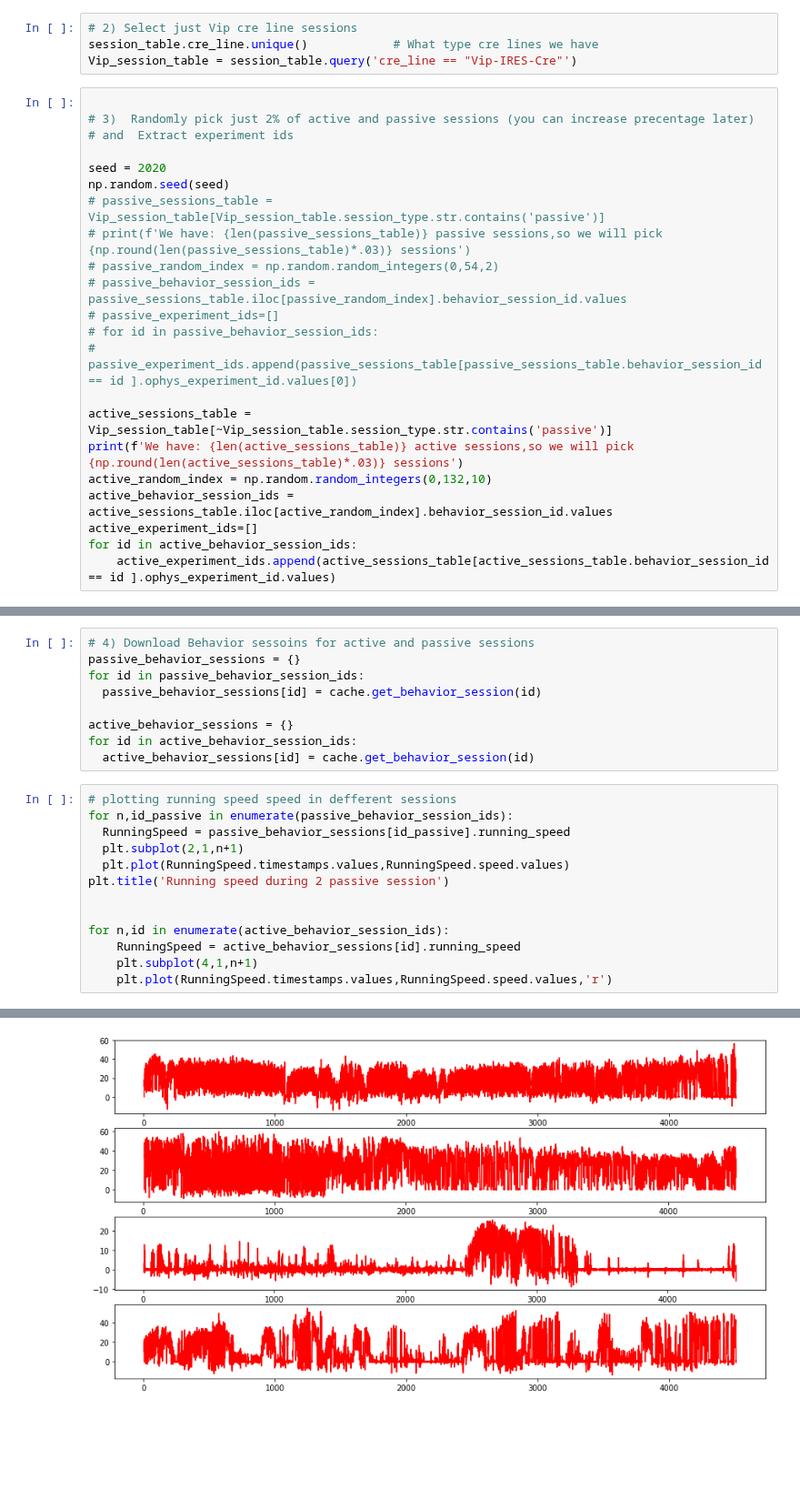
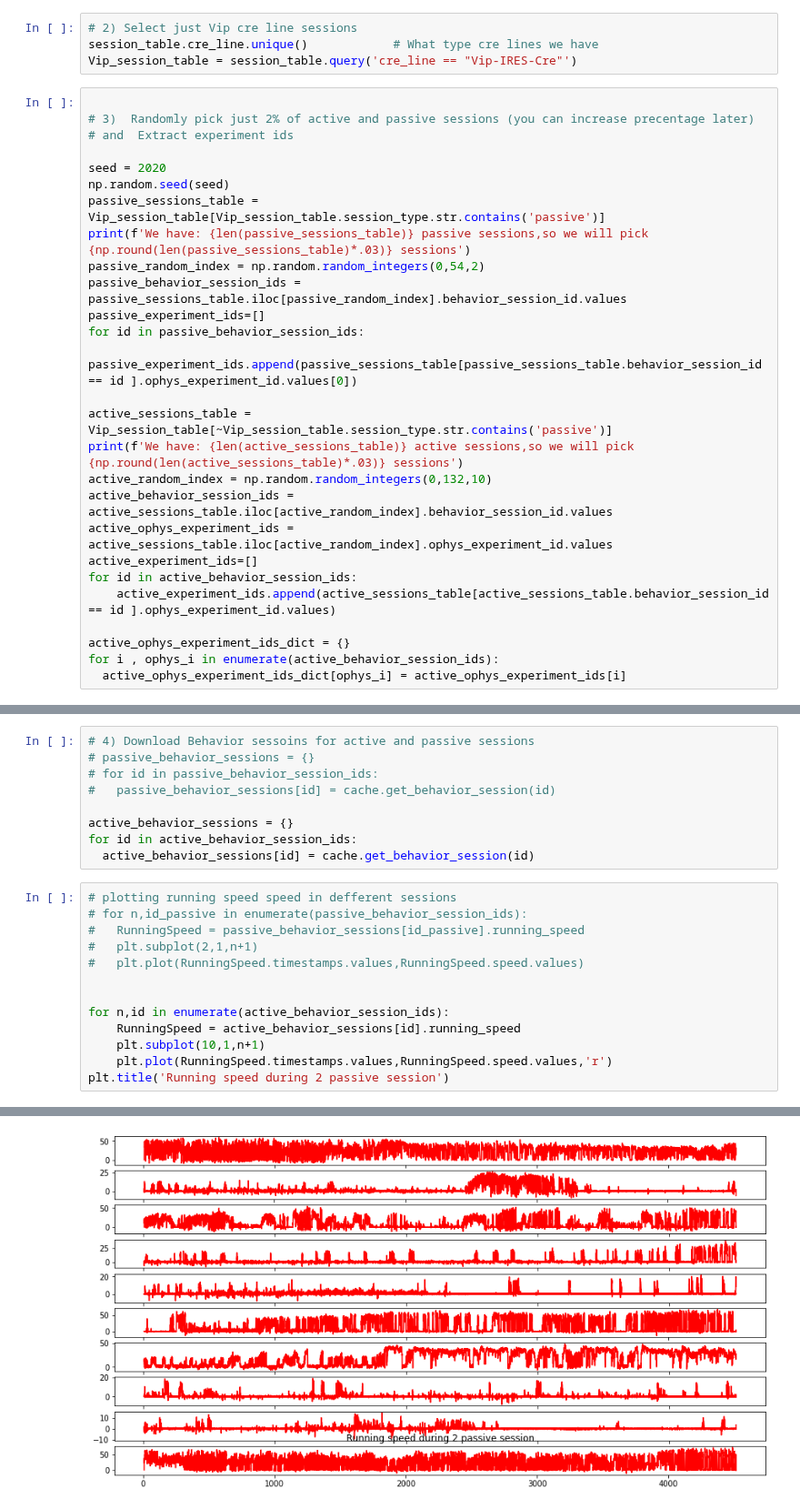
Before and after one commit to MiladQolami/NeuroMatch_2022_group_project, a Jupyter notebook: Coding_Exercise.ipynb, the cells around one changed output, grey strips where cells are left out. Shown at 91% size. Drawn from its saved outputs; the diff is of its cells as text; blank space fills up the shorter version.

```diff
--- a/Coding_Exercise.ipynb
+++ b/Coding_Exercise.ipynb
@@ -347,19 +349,24 @@ Vip_session_table = session_table.query('cre_line == "Vip-IRES-Cre"')
 
 seed = 2020
 np.random.seed(seed)
-# passive_sessions_table = Vip_session_table[Vip_session_table.session_type.str.contains('passive')]
-# print(f'We have: {len(passive_sessions_table)} passive sessions,so we will pick {np.round(len(passive_sessions_table)*.03)} sessions')
-# passive_random_index = np.random.random_integers(0,54,2)
-# passive_behavior_session_ids = passive_sessions_table.iloc[passive_random_index].behavior_session_id.values
-# passive_experiment_ids=[]
-# for id in passive_behavior_session_ids:
-#     passive_experiment_ids.append(passive_sessions_table[passive_sessions_table.behavior_session_id == id ].ophys_experiment_id.values[0])
+passive_sessions_table = Vip_session_table[Vip_session_table.session_type.str.contains('passive')]
+print(f'We have: {len(passive_sessions_table)} passive sessions,so we will pick {np.round(len(passive_sessions_table)*.03)} sessions')
+passive_random_index = np.random.random_integers(0,54,2)
+passive_behavior_session_ids = passive_sessions_table.iloc[passive_random_index].behavior_session_id.values
+passive_experiment_ids=[]
+for id in passive_behavior_session_ids:
+    passive_experiment_ids.append(passive_sessions_table[passive_sessions_table.behavior_session_id == id ].ophys_experiment_id.values[0])
 
 active_sessions_table = Vip_session_table[~Vip_session_table.session_type.str.contains('passive')]
 print(f'We have: {len(active_sessions_table)} active sessions,so we will pick {np.round(len(active_sessions_table)*.03)} sessions')
 active_random_index = np.random.random_integers(0,132,10)
 active_behavior_session_ids = active_sessions_table.iloc[active_random_index].behavior_session_id.values
+active_ophys_experiment_ids = active_sessions_table.iloc[active_random_index].ophys_experiment_id.values
 active_experiment_ids=[]
 for id in active_behavior_session_ids:
     active_experiment_ids.append(active_sessions_table[active_sessions_table.behavior_session_id == id ].ophys_experiment_id.values)
+
+active_ophys_experiment_ids_dict = {}
+for i , ophys_i in enumerate(active_behavior_session_ids):
+  active_ophys_experiment_ids_dict[ophys_i] = active_ophys_experiment_ids[i]
 # %% [output]
@@ -367,23 +375,23 @@ array([ 96,  67, 118,  91, 125, 131,  71,  48,   9,  55])
 # %%
 # 4) Download Behavior sessoins for active and passive sessions
-passive_behavior_sessions = {}
-for id in passive_behavior_session_ids:
-  passive_behavior_sessions[id] = cache.get_behavior_session(id)
+# passive_behavior_sessions = {}
+# for id in passive_behavior_session_ids:
+#   passive_behavior_sessions[id] = cache.get_behavior_session(id)
 
 active_behavior_sessions = {}
 for id in active_behavior_session_ids:
   active_behavior_sessions[id] = cache.get_behavior_session(id)
 # %%
 # plotting running speed speed in defferent sessions
-for n,id_passive in enumerate(passive_behavior_session_ids):
-  RunningSpeed = passive_behavior_sessions[id_passive].running_speed
-  plt.subplot(2,1,n+1)
-  plt.plot(RunningSpeed.timestamps.values,RunningSpeed.speed.values)
-plt.title('Running speed during 2 passive session')
+# for n,id_passive in enumerate(passive_behavior_session_ids):
+#   RunningSpeed = passive_behavior_sessions[id_passive].running_speed
+#   plt.subplot(2,1,n+1)
+#   plt.plot(RunningSpeed.timestamps.values,RunningSpeed.speed.values)
 
 
 for n,id in enumerate(active_behavior_session_ids):
     RunningSpeed = active_behavior_sessions[id].running_speed
-    plt.subplot(4,1,n+1)
+    plt.subplot(10,1,n+1)
     plt.plot(RunningSpeed.timestamps.values,RunningSpeed.speed.values,'r')
+plt.title('Running speed during 2 passive session')
 # %% [output]
@@ -391 +399 @@ ValueError: ignored
-[figure, old version]
+[figure, new version]
```
Also changed, not shown: parts of 20 cells of this notebook.
